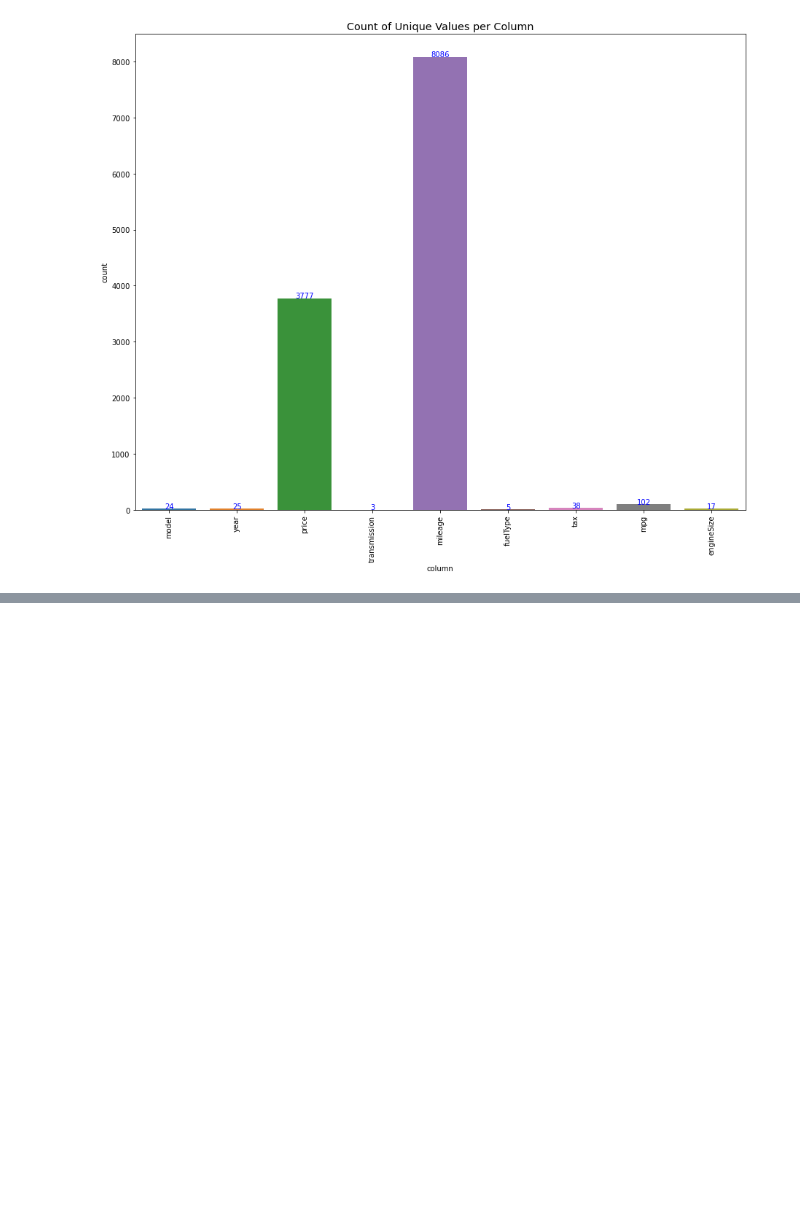
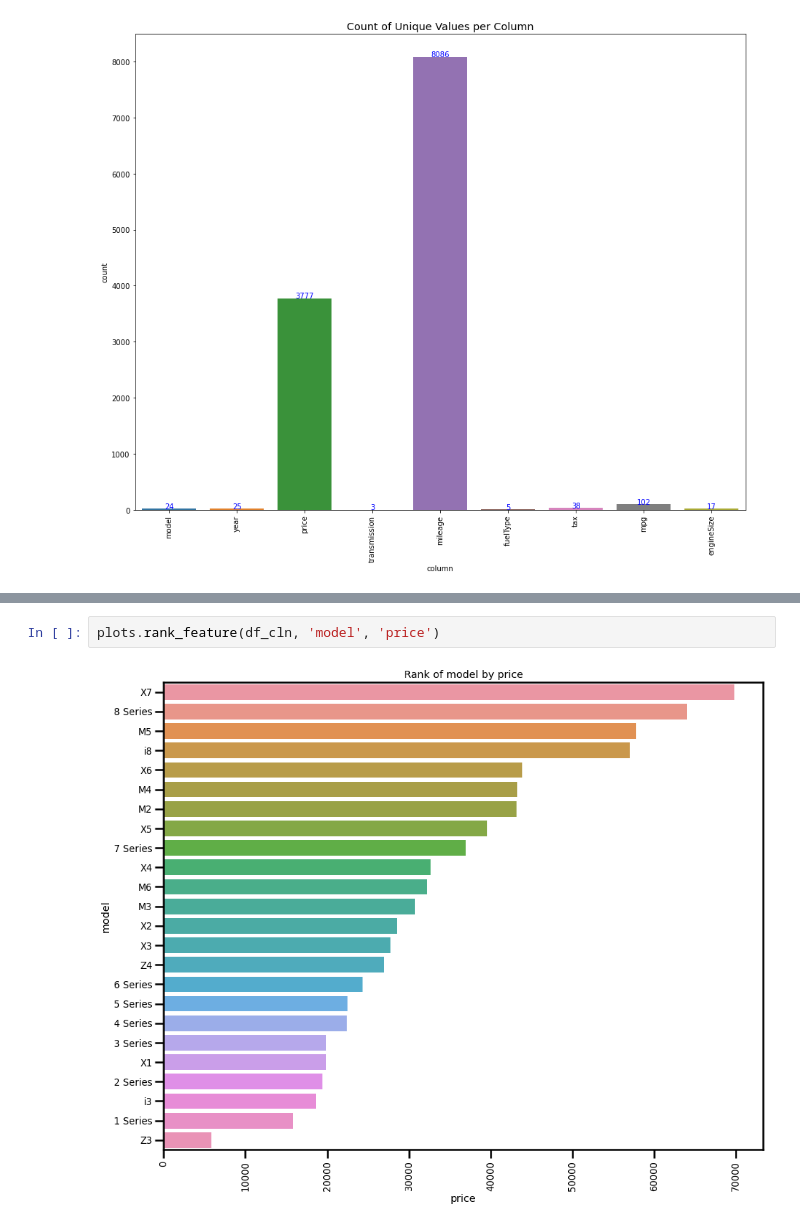
Before and after one commit to LenSin3/bmw_car_sales, a Jupyter notebook: bmw_ml.ipynb, the cells around one changed output, grey strips where cells are left out. Drawn from its saved outputs; the diff is of its cells as text; blank space fills up the shorter version.

```diff
--- a/bmw_ml.ipynb
+++ b/bmw_ml.ipynb
@@ -117,0 +159,4 @@ Our focus is more on the categorical features when deciding to create the above
+# %%
+plots.rank_feature(df_cln, 'model', 'price')
+# %% [output]
+[figure, added]
```
Also changed, not shown: parts of 9 cells of this notebook, 1 other file.
